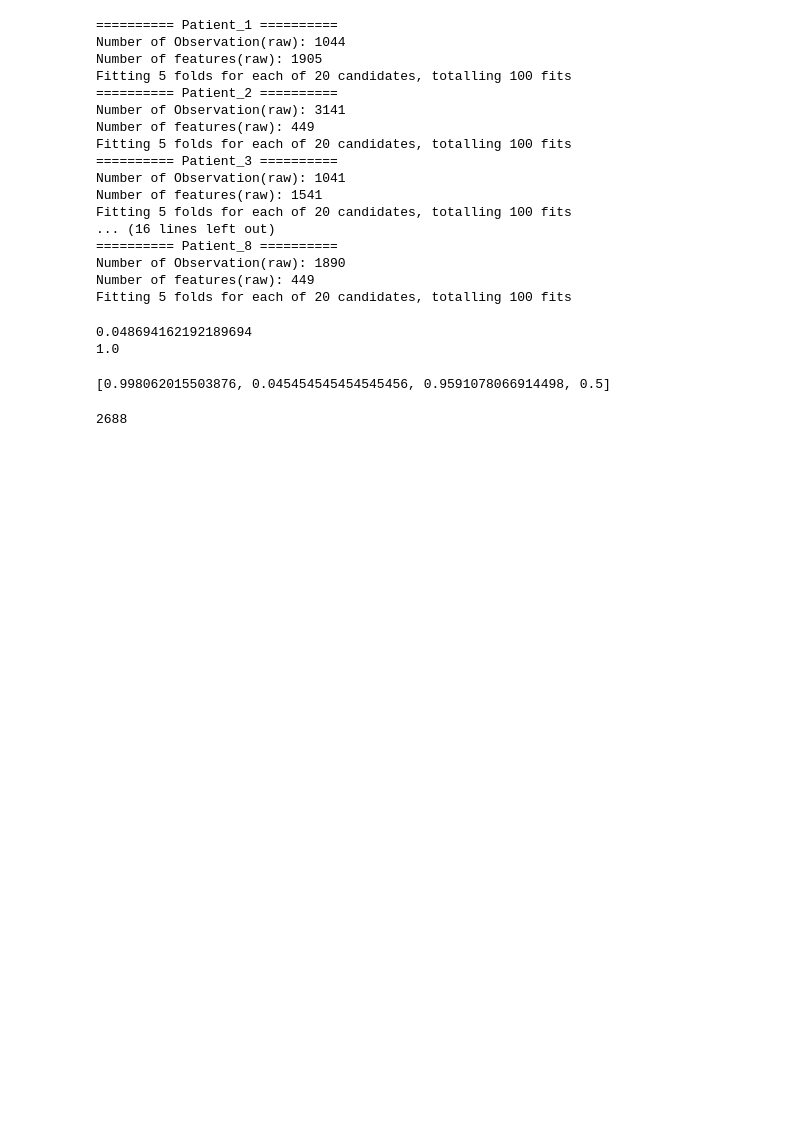
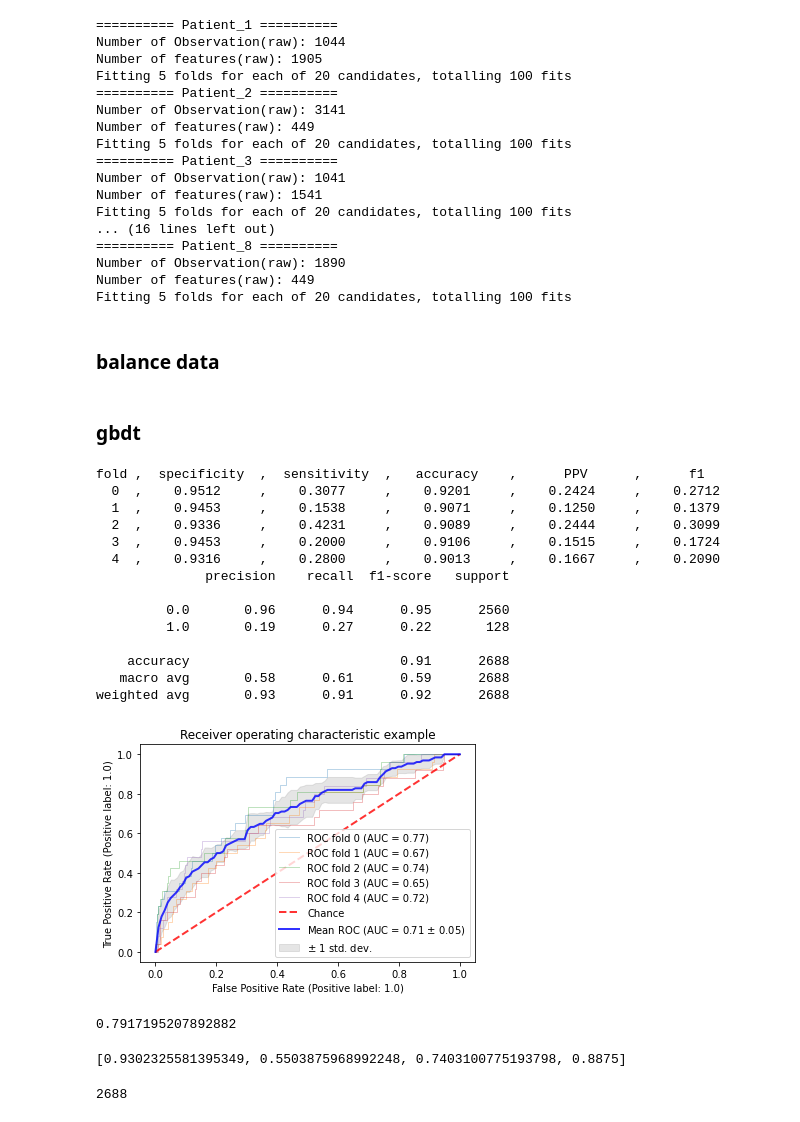
Before and after one commit to MingzheHu-Duke/CS534-Final-Seizure, a Jupyter notebook: gbdt.ipynb, the cells around one changed output. Cells and saved outputs as stored; diff of their text form; code cells hidden in the pictures; blank space fills up the shorter version.

Commit message:
gbdt_no_gmeans

```diff
--- a/gbdt.ipynb
+++ b/gbdt.ipynb
@@ -130 +81,16 @@ plt.show()
+# %% [markdown]
+### balance data
+# %%
+def balance_data(data_x, data_y,verbose=False):
+    if verbose: print('Original dataset shape %s' % Counter(data_y))
+    sm = SMOTE()
+    X_res, y_res = sm.fit_resample(data_x, data_y)
+    if verbose: print('Resampled dataset shape %s' % Counter(y_res))
+    return X_res, y_res
+
+def scale_data(x):
+    train_scaler = preprocessing.StandardScaler().fit(x)
+    return train_scaler.transform(x)
+# %% [markdown]
+### gbdt
 # %%
@@ -140,8 +163,25 @@ def train_pred(data_x, data_y, plotflag=False, save=False):
 # %%
-y_test, y_pred = train_pred(data_x, data_y)
+aucs = train_pred(data_x, data_y)
 # %% [output]
-0.048694162192189694
-1.0
+fold ,  specificity  ,  sensitivity  ,   accuracy    ,      PPV      ,      f1
+  0  ,    0.9512     ,    0.3077     ,    0.9201     ,    0.2424     ,    0.2712
+  1  ,    0.9453     ,    0.1538     ,    0.9071     ,    0.1250     ,    0.1379
+  2  ,    0.9336     ,    0.4231     ,    0.9089     ,    0.2444     ,    0.3099
+  3  ,    0.9453     ,    0.2000     ,    0.9106     ,    0.1515     ,    0.1724
+  4  ,    0.9316     ,    0.2800     ,    0.9013     ,    0.1667     ,    0.2090
+              precision    recall  f1-score   support
+
+         0.0       0.96      0.94      0.95      2560
+         1.0       0.19      0.27      0.22       128
+
+    accuracy                           0.91      2688
+   macro avg       0.58      0.61      0.59      2688
+weighted avg       0.93      0.91      0.92      2688
+[figure, added]
+# %%
+np.mean(aucs)
+# %% [output]
+0.7917195207892882
 # %%
 tn, fp, fn, tp = confusion_matrix(y_test, 1*(y_pred>0.5)).ravel()
 specificity = tn / (tn+fp)
@@ -150,7 +190,7 @@ accuracy = (tp+tn)/(tp+fn+fp+tn)
 PPV = tp / (tp+fp)
 [specificity,sensitivity,accuracy,PPV]
 # %% [output]
-[0.998062015503876, 0.045454545454545456, 0.9591078066914498, 0.5]
+[0.9302325581395349, 0.5503875968992248, 0.7403100775193798, 0.8875]
 # %%
 X_train, X_test, y_train, y_test = splitter(data_x, data_y, split_ratio=0.2, scaler=True)
 # %%
```
Also changed, not shown: parts of 11 cells of this notebook, 2 other files.
